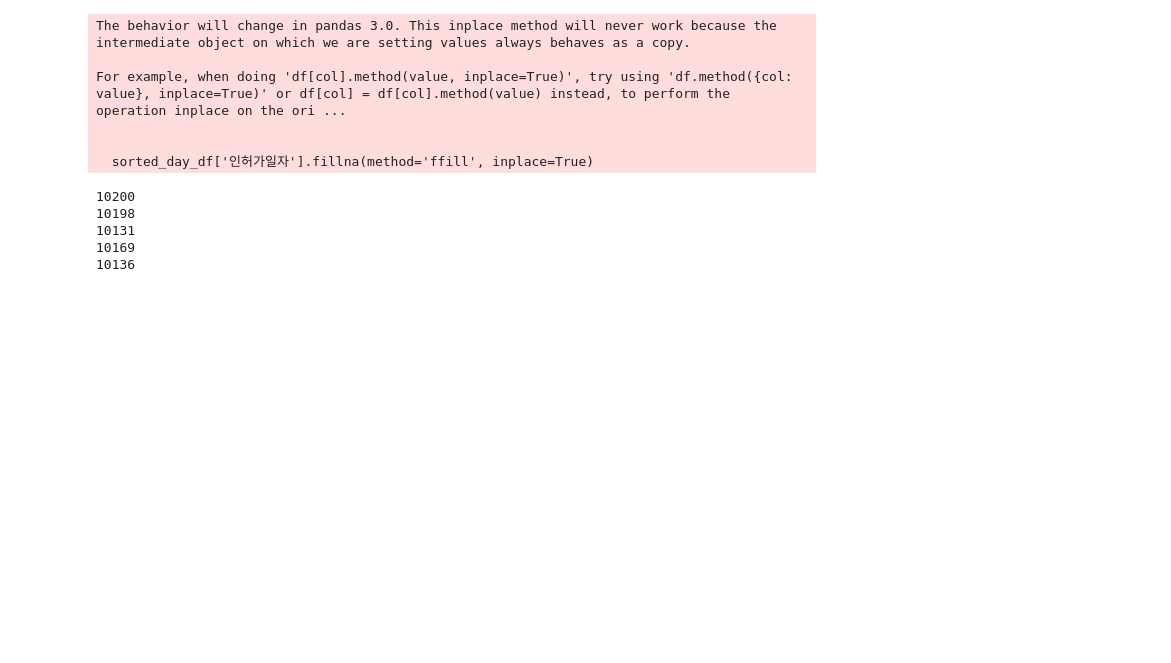
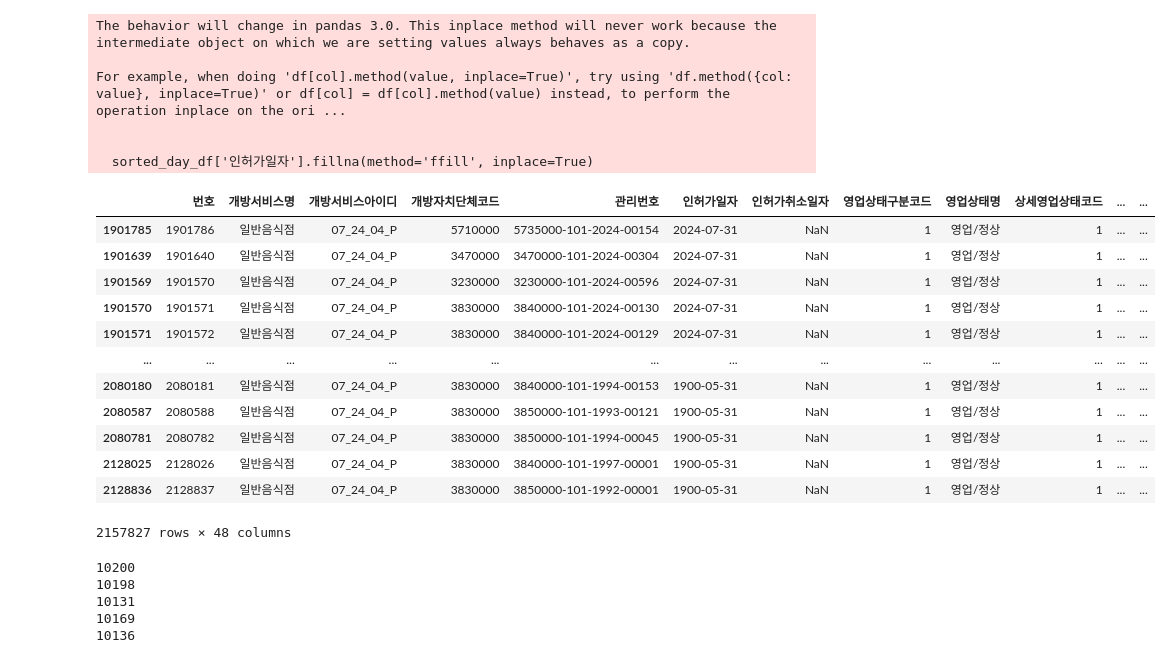
Before and after one commit to pcnrnd/AI-policy-simulation-platform-technology-to-solve-social-problems-in-depopulated-areas-based-on-XOps, a Jupyter notebook: certificated_public/chart_speed/prepro/prepro_data.ipynb, the cells around one changed output. Cells and saved outputs as stored; diff of their text form; code cells hidden in the pictures; blank space fills up the shorter version.

```diff
--- a/certificated_public/chart_speed/prepro/prepro_data.ipynb
+++ b/certificated_public/chart_speed/prepro/prepro_data.ipynb
@@ -51,6 +51,22 @@ For example, when doing 'df[col].method(value, inplace=True)', try using 'df.met
 
 
   sorted_day_df['인허가일자'].fillna(method='ffill', inplace=True)
+# %%
+sorted_day_df
+# %% [output]
+|  | 번호 | 개방서비스명 | 개방서비스아이디 | 개방자치단체코드 | 관리번호 | 인허가일자 | 인허가취소일자 | 영업상태구분코드 | 영업상태명 | 상세영업상태코드 | ... | ... |
+| 1901785 | 1901786 | 일반음식점 | 07_24_04_P | 5710000 | 5735000-101-2024-00154 | 2024-07-31 | NaN | 1 | 영업/정상 | 1 | ... | ... |
+| 1901639 | 1901640 | 일반음식점 | 07_24_04_P | 3470000 | 3470000-101-2024-00304 | 2024-07-31 | NaN | 1 | 영업/정상 | 1 | ... | ... |
+| 1901569 | 1901570 | 일반음식점 | 07_24_04_P | 3230000 | 3230000-101-2024-00596 | 2024-07-31 | NaN | 1 | 영업/정상 | 1 | ... | ... |
+| 1901570 | 1901571 | 일반음식점 | 07_24_04_P | 3830000 | 3840000-101-2024-00130 | 2024-07-31 | NaN | 1 | 영업/정상 | 1 | ... | ... |
+| 1901571 | 1901572 | 일반음식점 | 07_24_04_P | 3830000 | 3840000-101-2024-00129 | 2024-07-31 | NaN | 1 | 영업/정상 | 1 | ... | ... |
+| ... | ... | ... | ... | ... | ... | ... | ... | ... | ... | ... | ... | ... |
+| 2080180 | 2080181 | 일반음식점 | 07_24_04_P | 3830000 | 3840000-101-1994-00153 | 1900-05-31 | NaN | 1 | 영업/정상 | 1 | ... | ... |
+| 2080587 | 2080588 | 일반음식점 | 07_24_04_P | 3830000 | 3850000-101-1993-00121 | 1900-05-31 | NaN | 1 | 영업/정상 | 1 | ... | ... |
+| 2080781 | 2080782 | 일반음식점 | 07_24_04_P | 3830000 | 3850000-101-1994-00045 | 1900-05-31 | NaN | 1 | 영업/정상 | 1 | ... | ... |
+| 2128025 | 2128026 | 일반음식점 | 07_24_04_P | 3830000 | 3840000-101-1997-00001 | 1900-05-31 | NaN | 1 | 영업/정상 | 1 | ... | ... |
+| 2128836 | 2128837 | 일반음식점 | 07_24_04_P | 3830000 | 3850000-101-1992-00001 | 1900-05-31 | NaN | 1 | 영업/정상 | 1 | ... | ... |
+2157827 rows × 48 columns
 # %%
 df_2024 = prepro_df(df_2024)
 df_2023 = prepro_df(df_2023)
```
